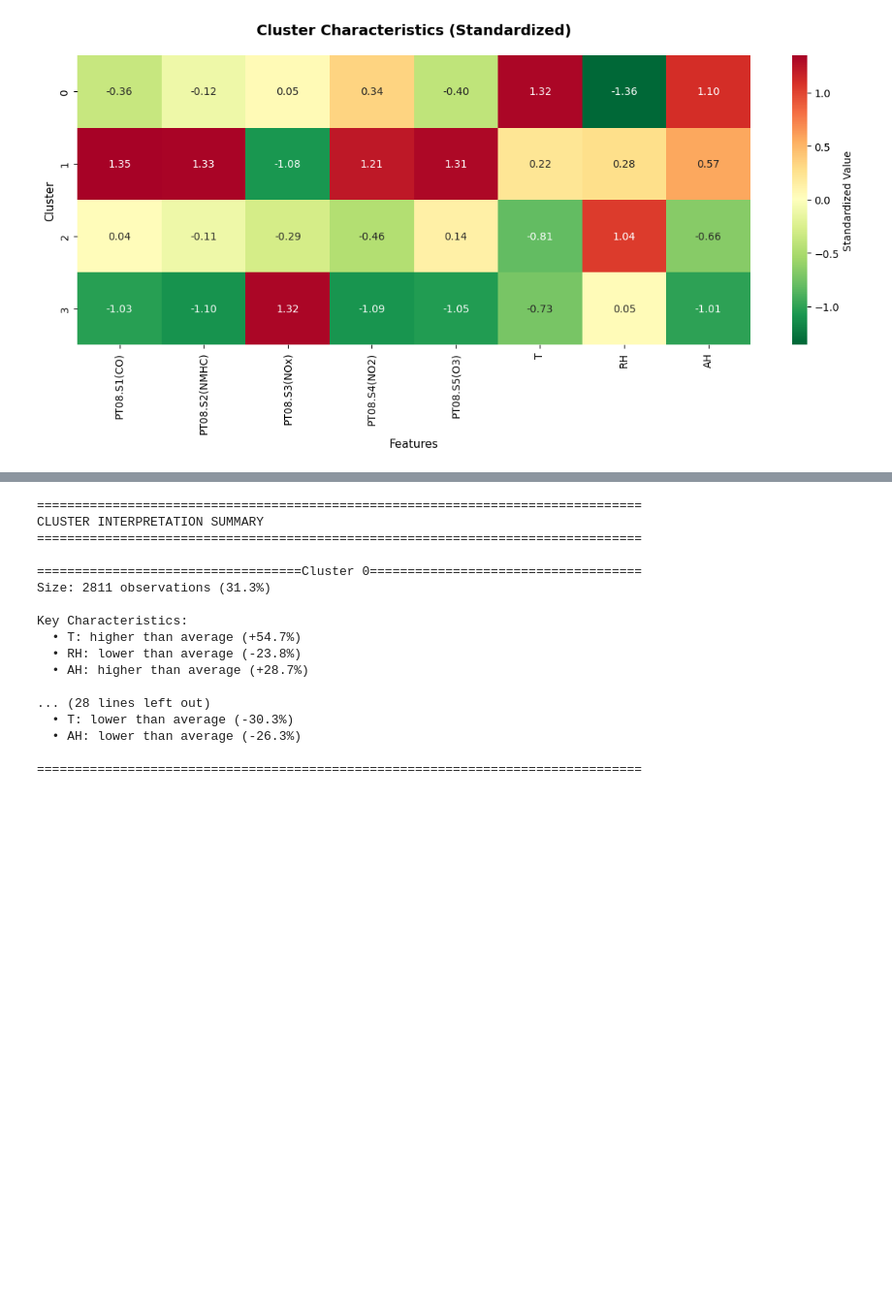
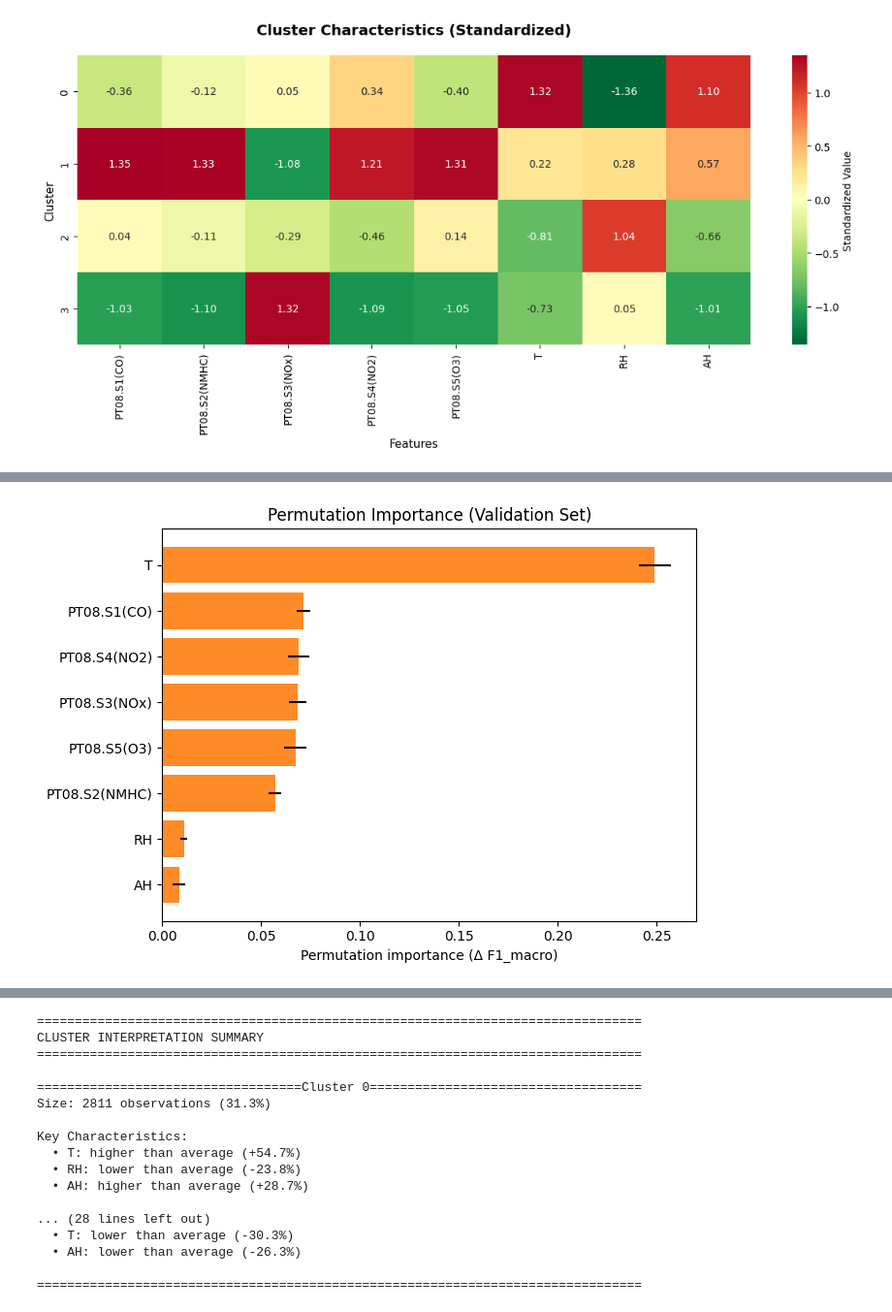
Before and after one commit to Gianluca-Coppola/Clustering, a Jupyter notebook: air_quality_clustering.ipynb, the cells around one changed output, grey strips where cells are left out. Shown at 97% size. Drawn from its saved outputs; the diff is of its cells as text; code cells hidden in the pictures; blank space fills up the shorter version.

```diff
--- a/air_quality_clustering.ipynb
+++ b/air_quality_clustering.ipynb
@@ -314,0 +367,23 @@ plt.show()
+# %%
+# Permutation importance (model-agnostic)
+from sklearn.inspection import permutation_importance
+
+perm = permutation_importance(
+    rf, X_test, y_test,
+    n_repeats=10,
+    random_state=42,
+    n_jobs=-1,
+    scoring='f1_macro'
+)
+
+perm_importances = pd.Series(perm.importances_mean, index=features).sort_values(ascending=True)
+perm_err = pd.Series(perm.importances_std, index=features).loc[perm_importances.index]
+
+plt.figure(figsize=(7, 5))
+plt.barh(perm_importances.index, perm_importances.values, xerr=perm_err.values, color='#ff7f0e', alpha=0.9)
+plt.xlabel('Permutation importance (Δ F1_macro)')
+plt.title('Permutation Importance (Validation Set)')
+plt.tight_layout()
+plt.show()
+# %% [output]
+[figure, added]
```
Also changed, not shown: parts of 9 cells of this notebook, 1 other file.
